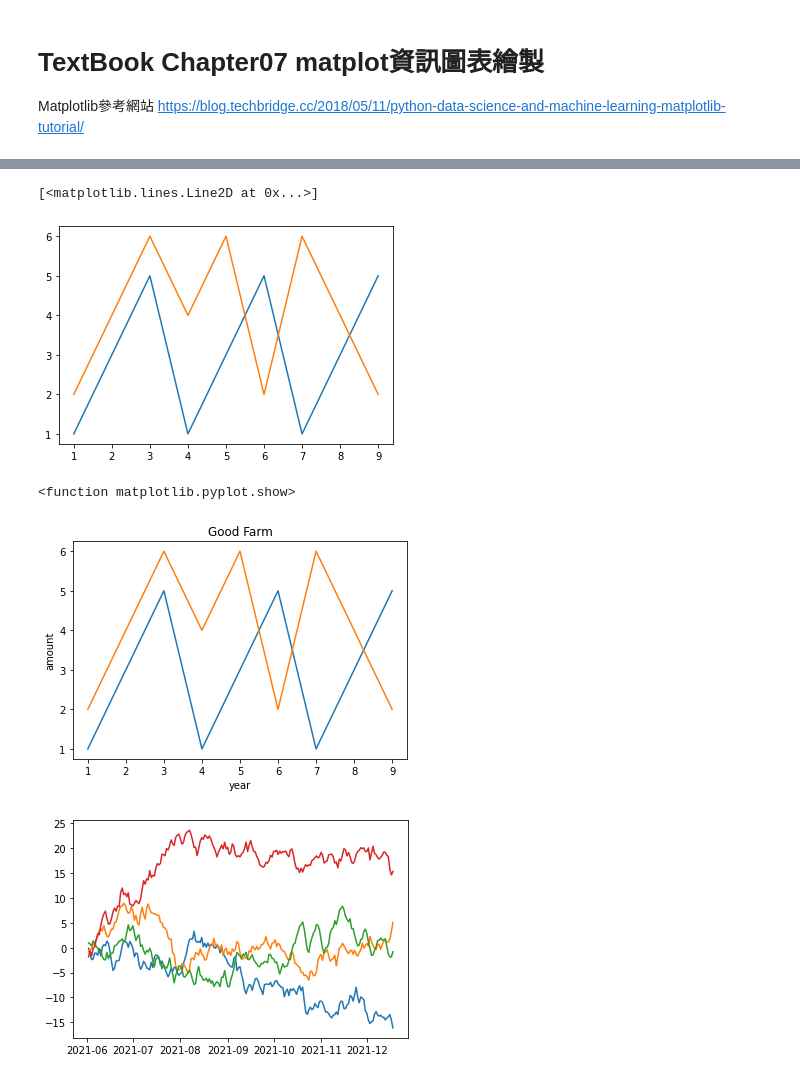
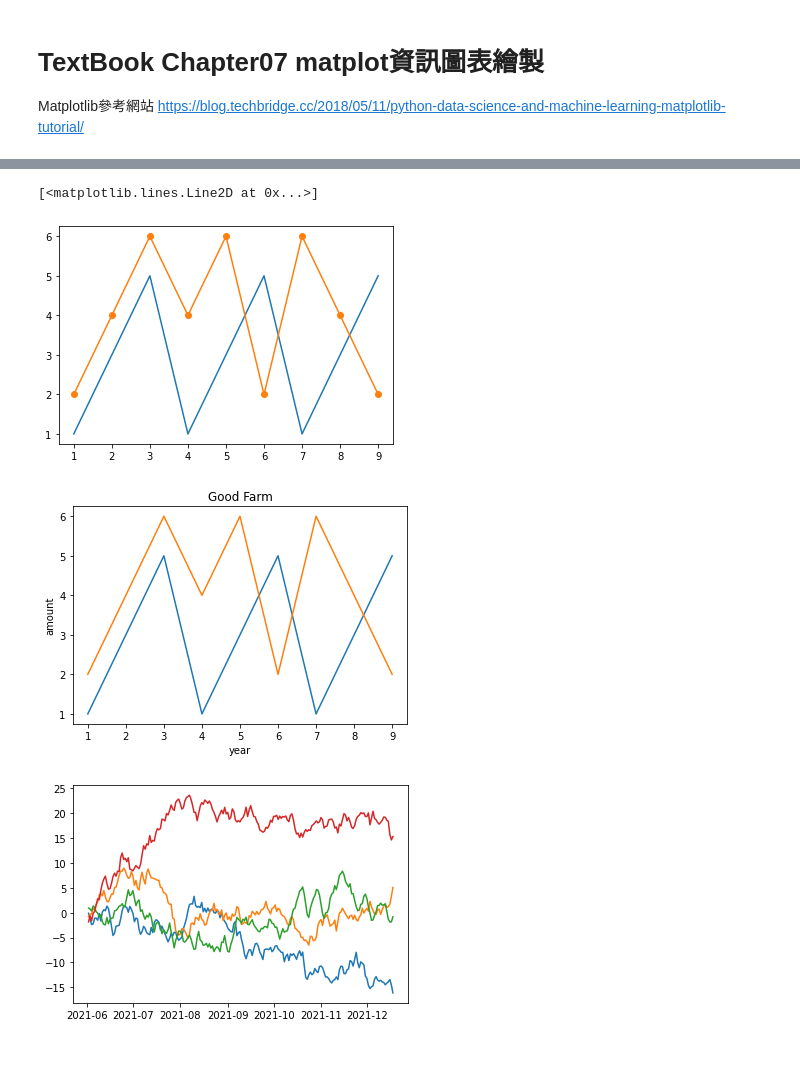
Before and after one commit to tibitTW/CS-course-2020, a Jupyter notebook: python 上課教材/fish/202109用matplotlib_畫圖ipynb.ipynb, the cells around one changed output, grey strips where cells are left out. Drawn from its saved outputs; the diff is of its cells as text; code cells hidden in the pictures.

```diff
--- a/python 上課教材/fish/202109用matplotlib_畫圖ipynb.ipynb
+++ b/python 上課教材/fish/202109用matplotlib_畫圖ipynb.ipynb
@@ -10,13 +35,14 @@ import matplotlib.pyplot as plt
 # %%
 import matplotlib.pyplot as plt
+
 x=[1,2,3,4,5,6,7,8,9]
 y1=[1,3,5,1,3,5,1,3,5]
 y2=[2,4,6,4,6,2,6,4,2]
 plt.plot(x,y1, label='apple')
-plt.plot(x,y2, label='orange')
+plt.plot(x,y2, 'o-',label='orange')
 # %% [output]
 [<matplotlib.lines.Line2D at 0x...>]
-[figure, old version]
+[figure, new version]
 # %%
 import matplotlib.pyplot as plt
 x=[1,2,3,4,5,6,7,8,9]
@@ -31,9 +57,8 @@ plt.xlabel("year")
 plt.ylabel("amount")
 plt.title("Good Farm")
 plt.legend
-plt.show
+plt.show()
 # %% [output]
-<function matplotlib.pyplot.show>
 [figure]
 # %%
 x = pd.period_range(pd.datetime.now(), periods=200, freq='d')
```
Also changed, not shown: parts of 3 cells of this notebook, 5 other files.
